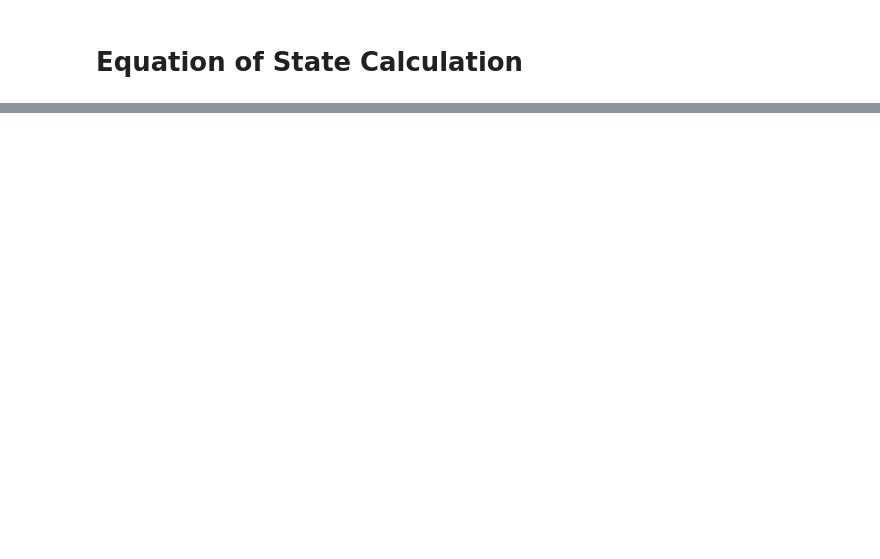
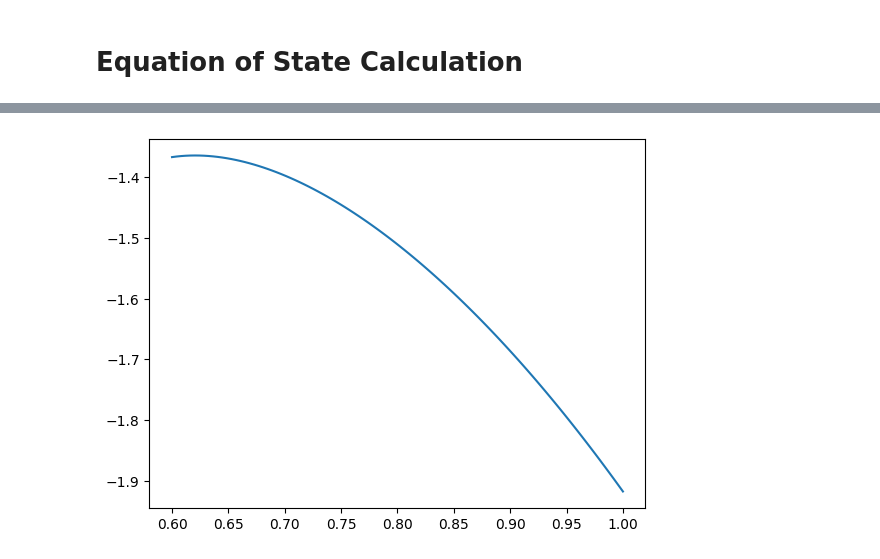
Before and after one commit to tkayutg/MD-sims-NO, a Jupyter notebook: Notebooks/EOS_LJ_periodic.ipynb, the cells around one changed output, grey strips where cells are left out. Cells and saved outputs as stored; diff of their text form; code cells hidden in the pictures; blank space fills up the shorter version.

```diff
--- a/Notebooks/EOS_LJ_periodic.ipynb
+++ b/Notebooks/EOS_LJ_periodic.ipynb
@@ -70,0 +87,14 @@ plt.show()
+# %%
+def LJ_EOS_pressure(rho,kT):
+    a=0.675
+    b=1.0
+    c=0.562
+    d=0.0
+    rho_c=0.31
+    return rho*kT*((1+b*rho+c*rho**2+d*rho**3)/(1-rho/rho_c)-a*rho**2)
+# %%
+rhos=jnp.linspace(0.6,1,100)
+plt.plot(rhos,LJ_EOS_pressure(rhos,1.05))
+plt.show()
+# %% [output]
+[figure, added]
```
Also changed, not shown: parts of 8 cells of this notebook.
